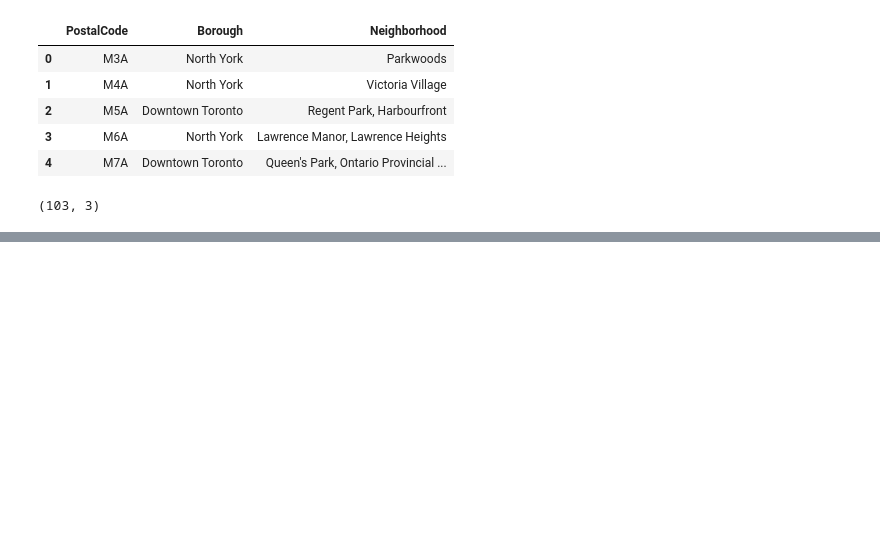
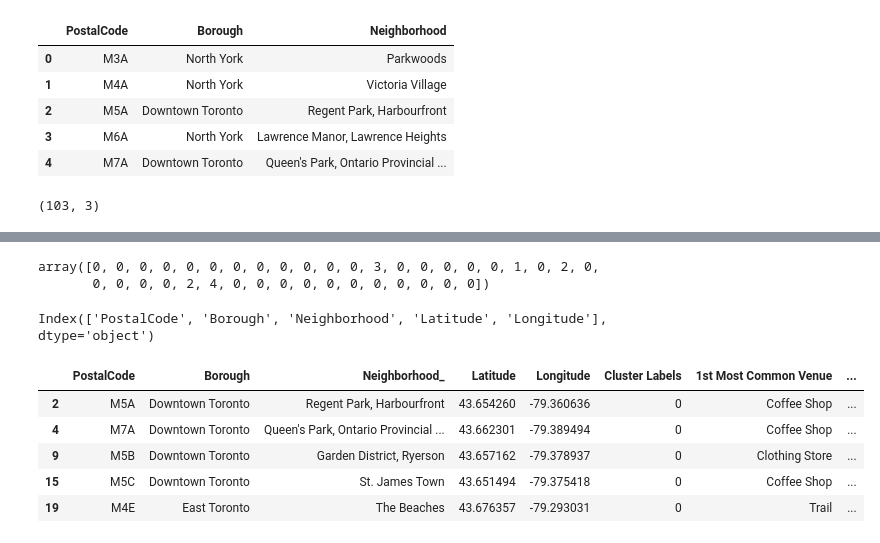
Before and after one commit to BlondinOo/Coursera_Capstone, a Jupyter notebook: SegmentingAndClusteringToronto.ipynb, the cells around one changed output, grey strips where cells are left out. Cells and saved outputs as stored; diff of their text form; code cells hidden in the pictures; blank space fills up the shorter version.

```diff
--- a/SegmentingAndClusteringToronto.ipynb
+++ b/SegmentingAndClusteringToronto.ipynb
@@ -82,0 +367,5 @@ df.shape
+# %%
+toronto_onehot = pd.get_dummies(toronto_venues[['Venue Category']], prefix="", prefix_sep="")
+toronto_onehot.insert(0, 'Neighborhood_', toronto_venues['Neighborhood'] )
+#one venue category is Neighborhood so i rename the column title
+toronto_onehot.head()
@@ -82,0 +417,43 @@ df.shape
+# %%
+
+# import k-means from clustering stage
+from sklearn.cluster import KMeans
+
+
+# set number of clusters
+kclusters = 5
+
+toronto_grouped_clustering = toronto_grouped.drop('Neighborhood_', 1)
+
+# run k-means clustering
+kmeans = KMeans(n_clusters=kclusters, random_state=0).fit(toronto_grouped_clustering)
+
+# check cluster labels generated for each row in the dataframe
+kmeans.labels_
+# %% [output]
+array([0, 0, 0, 0, 0, 0, 0, 0, 0, 0, 0, 0, 3, 0, 0, 0, 0, 0, 1, 0, 2, 0,
+       0, 0, 0, 0, 2, 4, 0, 0, 0, 0, 0, 0, 0, 0, 0, 0, 0])
+# %%
+toronto_boroughs.columns
+# %% [output]
+Index(['PostalCode', 'Borough', 'Neighborhood', 'Latitude', 'Longitude'], dtype='object')
+# %%
+# add clustering labels
+neighborhoods_venues_sorted.insert(0, 'Cluster Labels', kmeans.labels_)
+
+toronto_merged = toronto_boroughs
+toronto_merged.columns =['PostalCode', 'Borough', 'Neighborhood_', 'Latitude', 'Longitude']
+
+
+# merge toronto_grouped with toronto_data to add latitude/longitude for each neighborhood
+toronto_merged = toronto_merged.join(neighborhoods_venues_sorted.set_index('Neighborhood_'), on='Neighborhood_')
+
+#toronto_merged = pd.merge(toronto_merged, neighborhoods_venues_sorted, left_on='Neighborhood', right_on='Neighborhood_')
+toronto_merged.head()
+# %% [output]
+|  | PostalCode | Borough | Neighborhood_ | Latitude | Longitude | Cluster Labels | 1st Most Common Venue | ... |
+| 2 | M5A | Downtown Toronto | Regent Park, Harbourfront | 43.654260 | -79.360636 | 0 | Coffee Shop | ... |
+| 4 | M7A | Downtown Toronto | Queen's Park, Ontario Provincial ... | 43.662301 | -79.389494 | 0 | Coffee Shop | ... |
+| 9 | M5B | Downtown Toronto | Garden District, Ryerson | 43.657162 | -79.378937 | 0 | Clothing Store | ... |
+| 15 | M5C | Downtown Toronto | St. James Town | 43.651494 | -79.375418 | 0 | Coffee Shop | ... |
+| 19 | M4E | East Toronto | The Beaches | 43.676357 | -79.293031 | 0 | Trail | ... |
```
Also changed, not shown: parts of 36 cells of this notebook, 6 other files.
